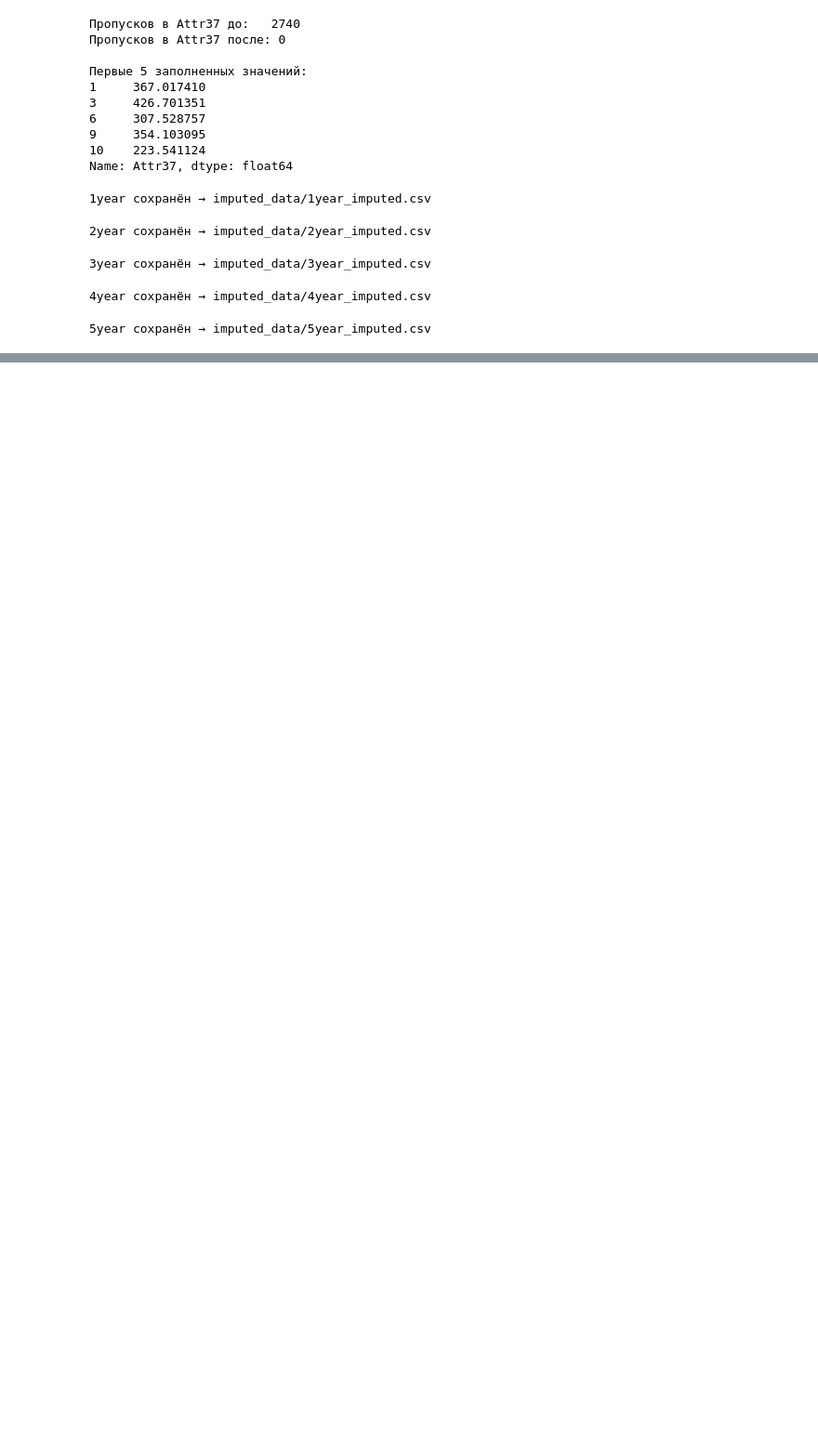
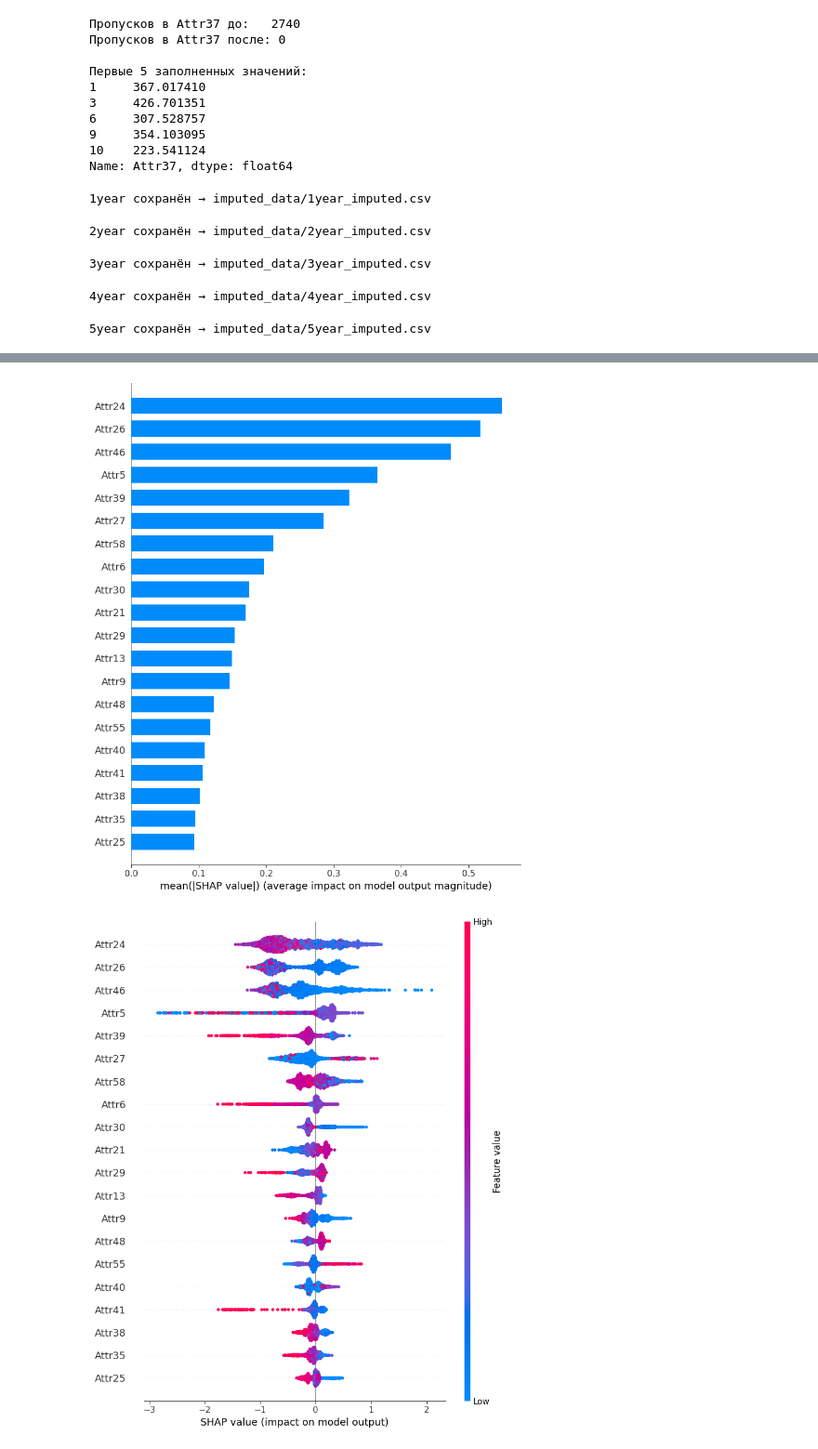
Before and after one commit to lzanam1/xgboosting_prediction, a Jupyter notebook: fixed_mv.ipynb, the cells around one changed output, grey strips where cells are left out. Shown at 93% size. Drawn from its saved outputs; the diff is of its cells as text; code cells hidden in the pictures; blank space fills up the shorter version.

```diff
--- a/fixed_mv.ipynb
+++ b/fixed_mv.ipynb
@@ -368,0 +487,6 @@ for year in ["1year", "2year", "3year", "4year", "5year"]:
+# %%
+df = pd.read_csv("1year_imputed.csv")
+
+# Посмотрим что в class
+print(df["class"].dtype)
+print(df["class"].unique())
@@ -368,0 +1330,29 @@ for year in ["1year", "2year", "3year", "4year", "5year"]:
+# %%
+df = pd.read_csv("3year_imputed.csv")
+df["class"] = df["class"].str.replace("b'", "").str.replace("'", "").astype(int)
+
+X = df.drop(columns=["class"])
+y = df["class"]
+
+X_train, X_test, y_train, y_test = train_test_split(
+    X, y, test_size=0.2, stratify=y, random_state=42
+)
+
+model_3year = XGBClassifier(
+    **best_params_per_year["3year"],
+    device="cuda",
+    random_state=42
+)
+model_3year.fit(X_train, y_train)
+y_proba = model_3year.predict_proba(X_test)[:, 1]
+
+print(f"{'Порог':<8} {'Precision':<12} {'Recall':<10} {'F2':<8}")
+print("="*40)
+for threshold in [i/100 for i in range(5, 95, 5)]:
+    y_pred_t = (y_proba >= threshold).astype(int)
+    if y_pred_t.sum() == 0:
+        break
+    p = precision_score(y_test, y_pred_t)
+    r = recall_score(y_test, y_pred_t)
+    f2 = fbeta_score(y_test, y_pred_t, beta=2)
+    print(f"{threshold:<8} {p:<12.4f} {r:<10.4f} {f2:<8.4f}")
@@ -368,0 +1402,12 @@ for year in ["1year", "2year", "3year", "4year", "5year"]:
+# %%
+import shap
+
+explainer = shap.TreeExplainer(model_3year)
+shap_values = explainer.shap_values(X_test)
+
+shap.summary_plot(shap_values, X_test, plot_type="bar", max_display=20)
+
+shap.summary_plot(shap_values, X_test, max_display=20)
+# %% [output]
+[figure, added]
+[figure, added]
```
Also changed, not shown: parts of 34 cells of this notebook.
